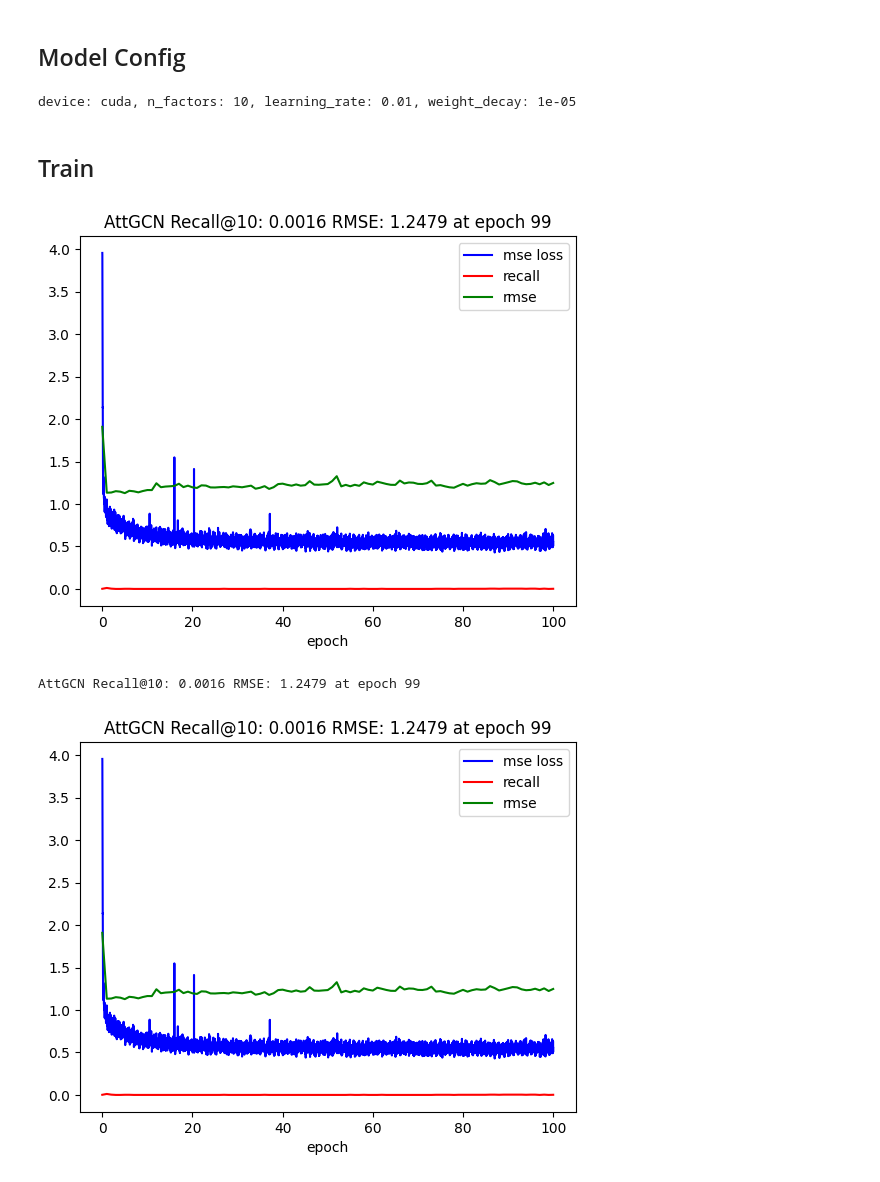
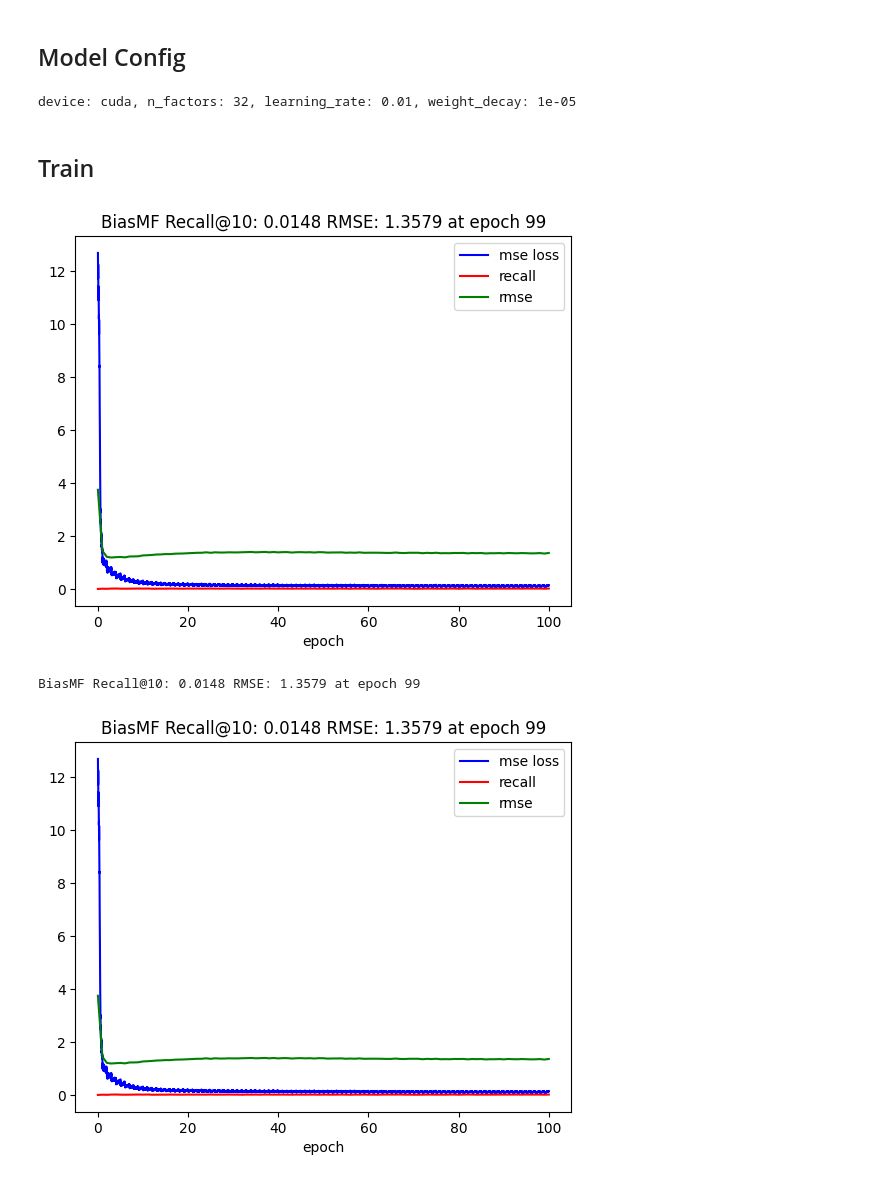
Before and after one commit to donglinkang2021/LKGCN, a Jupyter notebook: new_model_MSE.ipynb, the cells around one changed output. Drawn from its saved outputs; the diff is of its cells as text; code cells hidden in the pictures.

Commit message:
modify embed_dim and train PureMF again, add BiasMF

```diff
--- a/new_model_MSE.ipynb
+++ b/new_model_MSE.ipynb
@@ -17,17 +17,17 @@ len(train_loader)
 # %% [markdown]
 ## Model Config
 # %%
-from gcn.attention import AttGCN
+from gcn.models import BiasMF
 device = "cuda" if torch.cuda.is_available() else "cpu"
-n_factors = 10
-model = AttGCN(num_users, num_items, n_factors)
+n_factors = 32
+model = BiasMF(num_users, num_items, n_factors)
 model.to(device)
 learning_rate, weight_decay = 0.01, 1e-5
 optimizer = torch.optim.Adam(model.parameters(), lr = learning_rate, weight_decay=weight_decay)
 loss_fn = nn.MSELoss()
 print(f"device: {device}, n_factors: {n_factors}, learning_rate: {learning_rate}, weight_decay: {weight_decay}")
 # %% [output]
-device: cuda, n_factors: 10, learning_rate: 0.01, weight_decay: 1e-05
+device: cuda, n_factors: 32, learning_rate: 0.01, weight_decay: 1e-05
 # %% [markdown]
 ## Train
 # %%
@@ -82,37 +82,37 @@ for epoch in range(num_epochs):
         recall = evaluate_ranking(
             model,
             test_candidates,
             train_candidates,
             num_users,
             num_items,
             top_k = topk
         )
         recall_list.append(recall)
         rmse = evaluate_rating(
             model,
             users_test,
             items_test,
             ratings_test
         )
         rmse_list.append(rmse)
         epoch_list.append(epoch+1)
 
 
     ani.clear()
     ani.ax.plot(train_epoch_perc, train_loss, color='b', label='mse loss')
     ani.ax.plot(epoch_list, recall_list, color='r', label='recall')
     ani.ax.plot(epoch_list, rmse_list, color='g', label='rmse')
     ani.ax.set_xlabel('epoch')
     ani.ax.legend()
-    ani.ax.set_title(f'AttGCN Recall@{topk}: {recall_list[-1]:.4f} RMSE: {rmse_list[-1]:.4f} at epoch {epoch}')
+    ani.ax.set_title(f'BiasMF Recall@{topk}: {recall_list[-1]:.4f} RMSE: {rmse_list[-1]:.4f} at epoch {epoch}')
     ani.render()
 
-    print(f'AttGCN Recall@{topk}: {recall_list[-1]:.4f} RMSE: {rmse_list[-1]:.4f} at epoch {epoch}')
+    print(f'BiasMF Recall@{topk}: {recall_list[-1]:.4f} RMSE: {rmse_list[-1]:.4f} at epoch {epoch}')
 
 ani.close()
 # %% [output]
-[figure, old version]
+[figure, new version]
-AttGCN Recall@10: 0.0016 RMSE: 1.2479 at epoch 99
+BiasMF Recall@10: 0.0148 RMSE: 1.3579 at epoch 99
 # %%
 import matplotlib.pyplot as plt
 plt.plot(train_epoch_perc, train_loss, color='b', label='mse loss')
@@ -120,11 +120,11 @@ plt.plot(epoch_list, recall_list, color='r', label='recall')
 plt.plot(epoch_list, rmse_list, color='g', label='rmse')
 plt.xlabel("epoch")
 plt.legend()
-plt.title(f'AttGCN Recall@{topk}: {recall_list[-1]:.4f} RMSE: {rmse_list[-1]:.4f} at epoch {epoch}')
-plt.savefig(f'./images/AttGCN Recall@{topk}: {recall_list[-1]:.4f} RMSE: {rmse_list[-1]:.4f} at epoch {epoch}.png')
+plt.title(f'BiasMF Recall@{topk}: {recall_list[-1]:.4f} RMSE: {rmse_list[-1]:.4f} at epoch {epoch}')
+plt.savefig(f'./images/BiasMF Embed_dim: {n_factors} Recall@{topk}: {recall_list[-1]:.4f} RMSE: {rmse_list[-1]:.4f} at epoch {epoch}.png')
 plt.show()
 # %% [output]
-[figure, old version]
+[figure, new version]
 # %%
 recall_list
 # %% [output]
```
Also changed, not shown: parts of 3 cells of this notebook, 11 other files.
